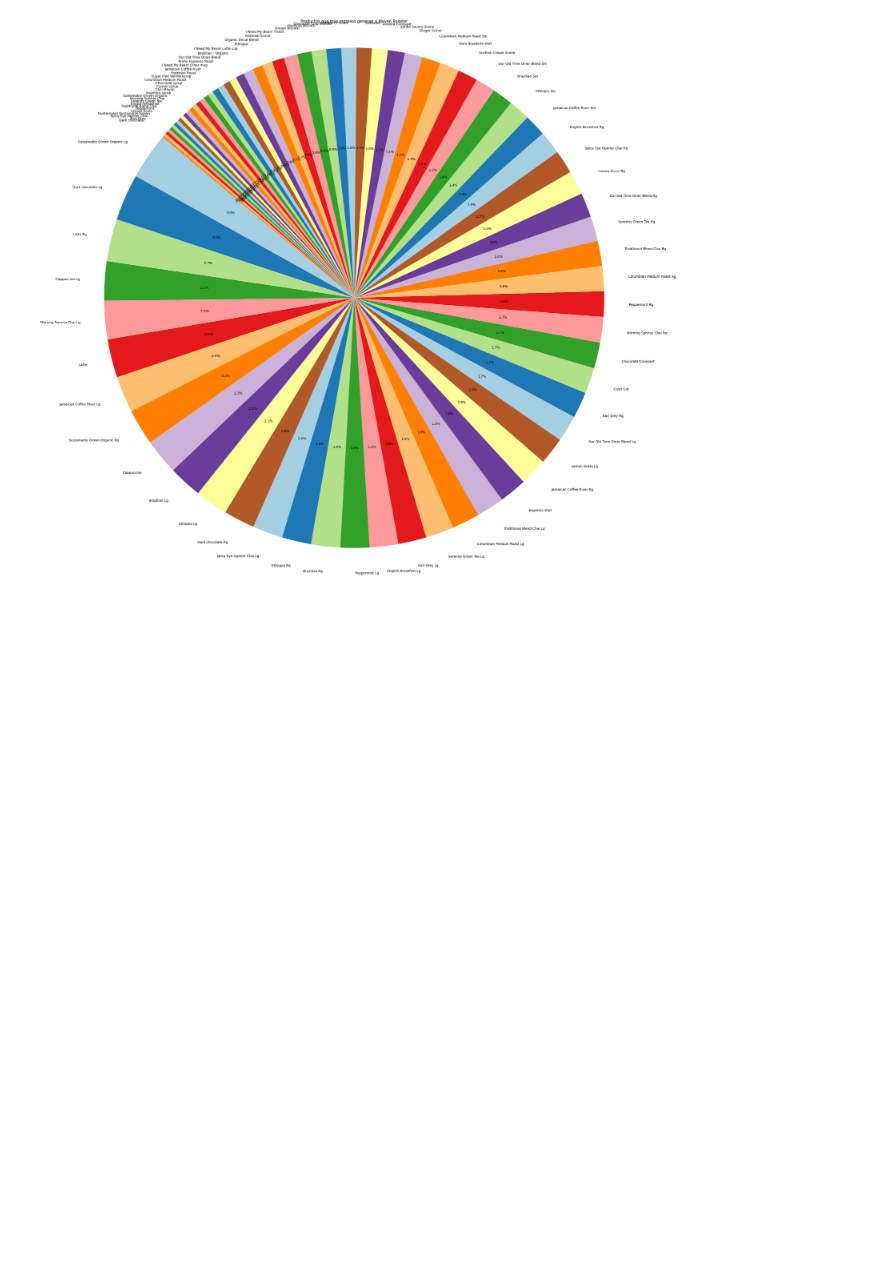
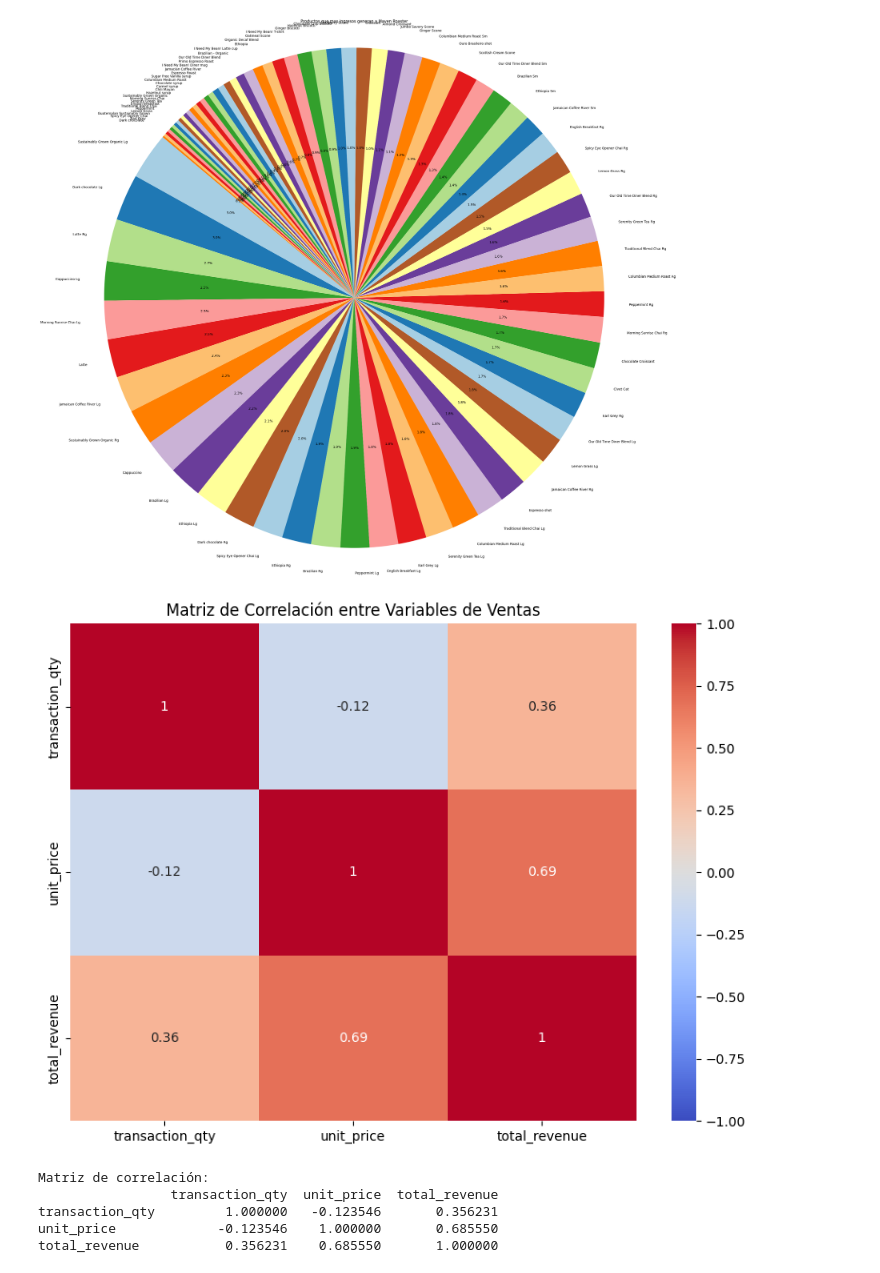
Before and after one commit to AndresOrtega-tech/CoffeShopSales, a Jupyter notebook: Analisis.ipynb, the cells around one changed output. Drawn from its saved outputs; the diff is of its cells as text; code cells hidden in the pictures; blank space fills up the shorter version.

```diff
--- a/Analisis.ipynb
+++ b/Analisis.ipynb
@@ -224,3 +225,27 @@ plt.axis('equal')
 plt.show()
 # %% [output]
 [figure]
+# %%
+# Crear un DataFrame con las variables que queremos correlacionar
+correlation_df = df[['transaction_qty', 'unit_price', 'total_revenue']]
+
+# Calcular la matriz de correlación
+correlation_matrix = correlation_df.corr()
+
+# Crear un mapa de calor para visualizar las correlaciones
+plt.figure(figsize=(8, 6))
+sns.heatmap(correlation_matrix, annot=True, cmap='coolwarm', vmin=-1, vmax=1)
+plt.title('Matriz de Correlación entre Variables de Ventas')
+plt.tight_layout()
+plt.show()
+
+# Mostrar los valores numéricos
+print("\nMatriz de correlación:")
+print(correlation_matrix)
+# %% [output]
+[figure, added]
+Matriz de correlación:
+                 transaction_qty  unit_price  total_revenue
+transaction_qty         1.000000   -0.123546       0.356231
+unit_price             -0.123546    1.000000       0.685550
+total_revenue           0.356231    0.685550       1.000000
```
Also changed, not shown: parts of 5 cells of this notebook.
